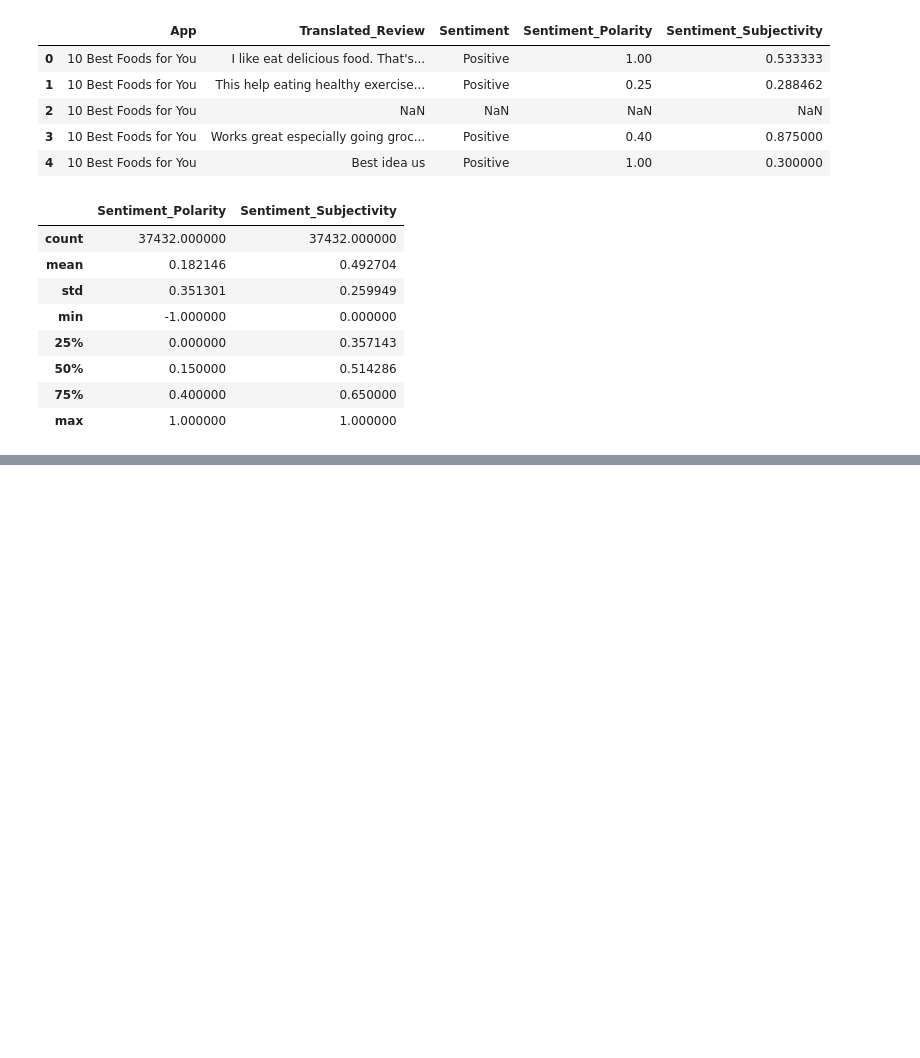
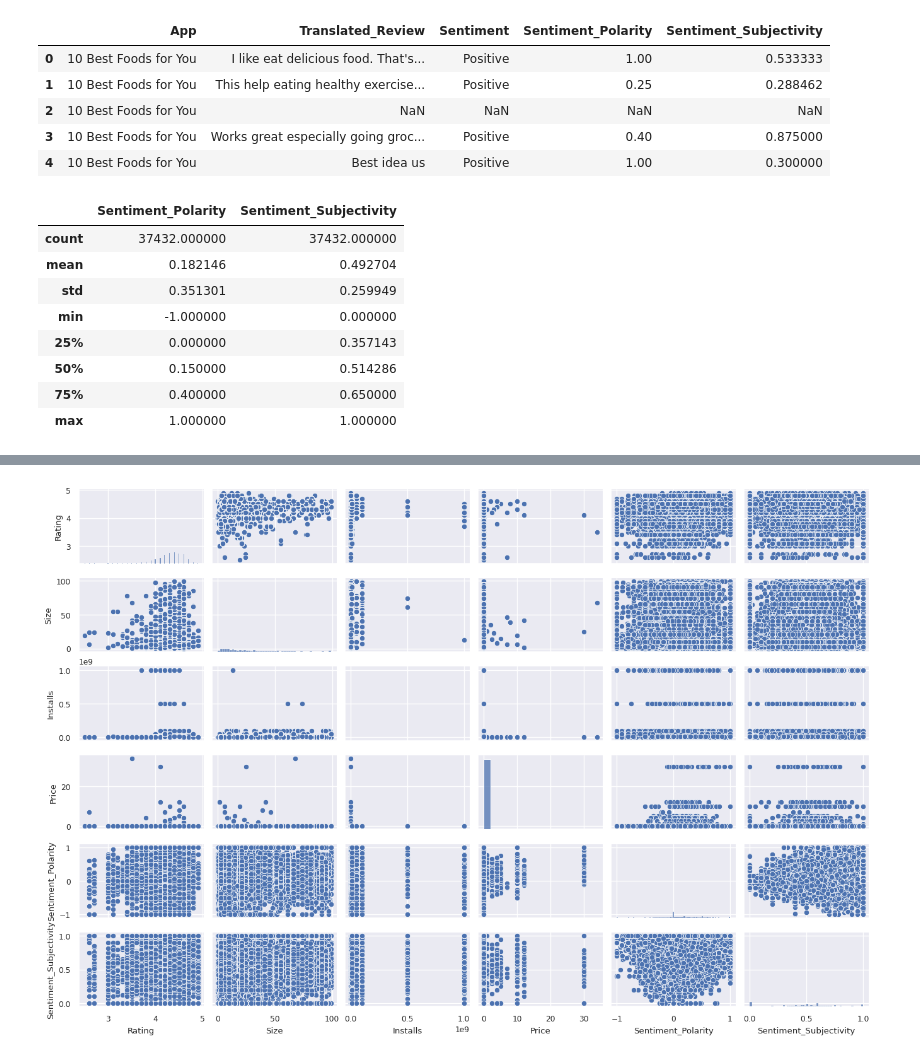
Before and after one commit to MijulSaxena/EDA-project-on-Gooogle-playstore., a Jupyter notebook: Play_Store_App_Review_Analysis_Capstone_Project_by_Mijul_Saxena.ipynb, the cells around one changed output, grey strips where cells are left out. Saved outputs shown, nothing was run; the diff lists cells and outputs as text; code cells hidden in the pictures; blank space fills up the shorter version.

```diff
--- a/Play_Store_App_Review_Analysis_Capstone_Project_by_Mijul_Saxena.ipynb
+++ b/Play_Store_App_Review_Analysis_Capstone_Project_by_Mijul_Saxena.ipynb
@@ -578,0 +591,11 @@ Name: Sentiment_Polarity, Length: 1074, dtype: float64
+# %%
+# set font scale
+sns.set(font_scale=0.8)
+
+# create pairplot
+sns.pairplot(merged_df, height=1.5, aspect=1.5)
+
+# reset font scale to default
+sns.set(font_scale=1)
+# %% [output]
+[figure, added]
```
Also changed, not shown: parts of 13 cells of this notebook.
